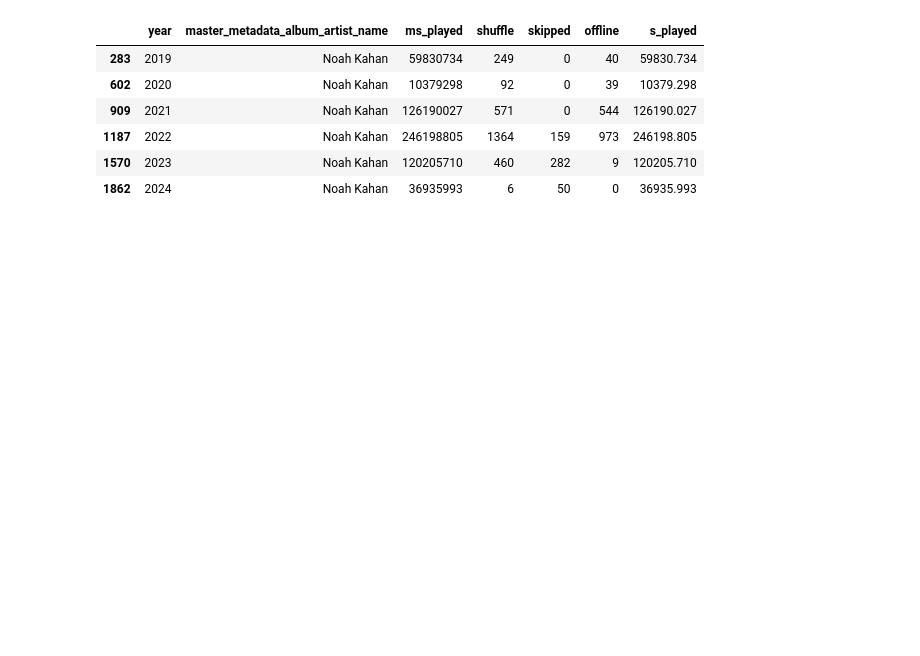
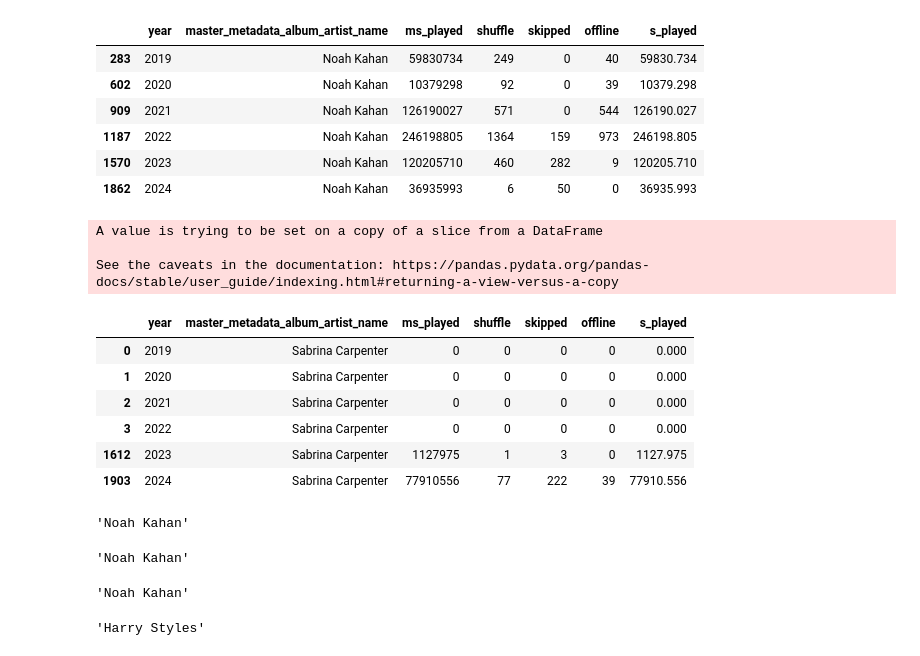
Before and after one commit to badek23/spotify-wrapped, a Jupyter notebook: EDA.ipynb, the cells around one changed output. Drawn from its saved outputs; the diff is of its cells as text; code cells hidden in the pictures; blank space fills up the shorter version.

Commit message:
Top artists

```diff
--- a/EDA.ipynb
+++ b/EDA.ipynb
@@ -96,2 +99,28 @@ fig = px.line(noah,
 fig.update_traces(mode="markers+lines", hovertemplate=None)
 fig.update_layout(hovermode="x unified")
+# %%
+yr24 = artists[artists["year"]==2024]
+# %%
+max24 = yr24.loc[yr24['ms_played'].idxmax()]['master_metadata_album_artist_name']
+# %%
+sabrina = artists[artists["master_metadata_album_artist_name"]==max24]
+# %%
+for year in year_list:
+    if any(sabrina.year == year) is False:
+        sabrina.loc[-1] = [year, max24, 0,0,0,0,0]  # adding a row
+        sabrina.index = sabrina.index + 1  # shifting index
+        sabrina = sabrina.sort_index()
+# %% [output]
+A value is trying to be set on a copy of a slice from a DataFrame
+
+See the caveats in the documentation: https://pandas.pydata.org/pandas-docs/stable/user_guide/indexing.html#returning-a-view-versus-a-copy
+# %%
+sabrina
+# %% [output]
+|  | year | master_metadata_album_artist_name | ms_played | shuffle | skipped | offline | s_played |
+| 0 | 2019 | Sabrina Carpenter | 0 | 0 | 0 | 0 | 0.000 |
+| 1 | 2020 | Sabrina Carpenter | 0 | 0 | 0 | 0 | 0.000 |
+| 2 | 2021 | Sabrina Carpenter | 0 | 0 | 0 | 0 | 0.000 |
+| 3 | 2022 | Sabrina Carpenter | 0 | 0 | 0 | 0 | 0.000 |
+| 1612 | 2023 | Sabrina Carpenter | 1127975 | 1 | 3 | 0 | 1127.975 |
+| 1903 | 2024 | Sabrina Carpenter | 77910556 | 77 | 222 | 39 | 77910.556 |
@@ -97,0 +135,24 @@ fig.update_layout(hovermode="x unified")
+# %%
+yr23 = artists[artists["year"]==2023]
+max23 = yr23.loc[yr23['ms_played'].idxmax()]['master_metadata_album_artist_name']
+max23
+# %% [output]
+'Noah Kahan'
+# %%
+yr22 = artists[artists["year"]==2022]
+max22 = yr22.loc[yr22['ms_played'].idxmax()]['master_metadata_album_artist_name']
+max22
+# %% [output]
+'Noah Kahan'
+# %%
+yr21 = artists[artists["year"]==2021]
+max21 = yr21.loc[yr21['ms_played'].idxmax()]['master_metadata_album_artist_name']
+max21
+# %% [output]
+'Noah Kahan'
+# %%
+yr20 = artists[artists["year"]==2020]
+max20 = yr20.loc[yr20['ms_played'].idxmax()]['master_metadata_album_artist_name']
+max20
+# %% [output]
+'Harry Styles'
```
Also changed, not shown: parts of 14 cells of this notebook, 1 other file.
